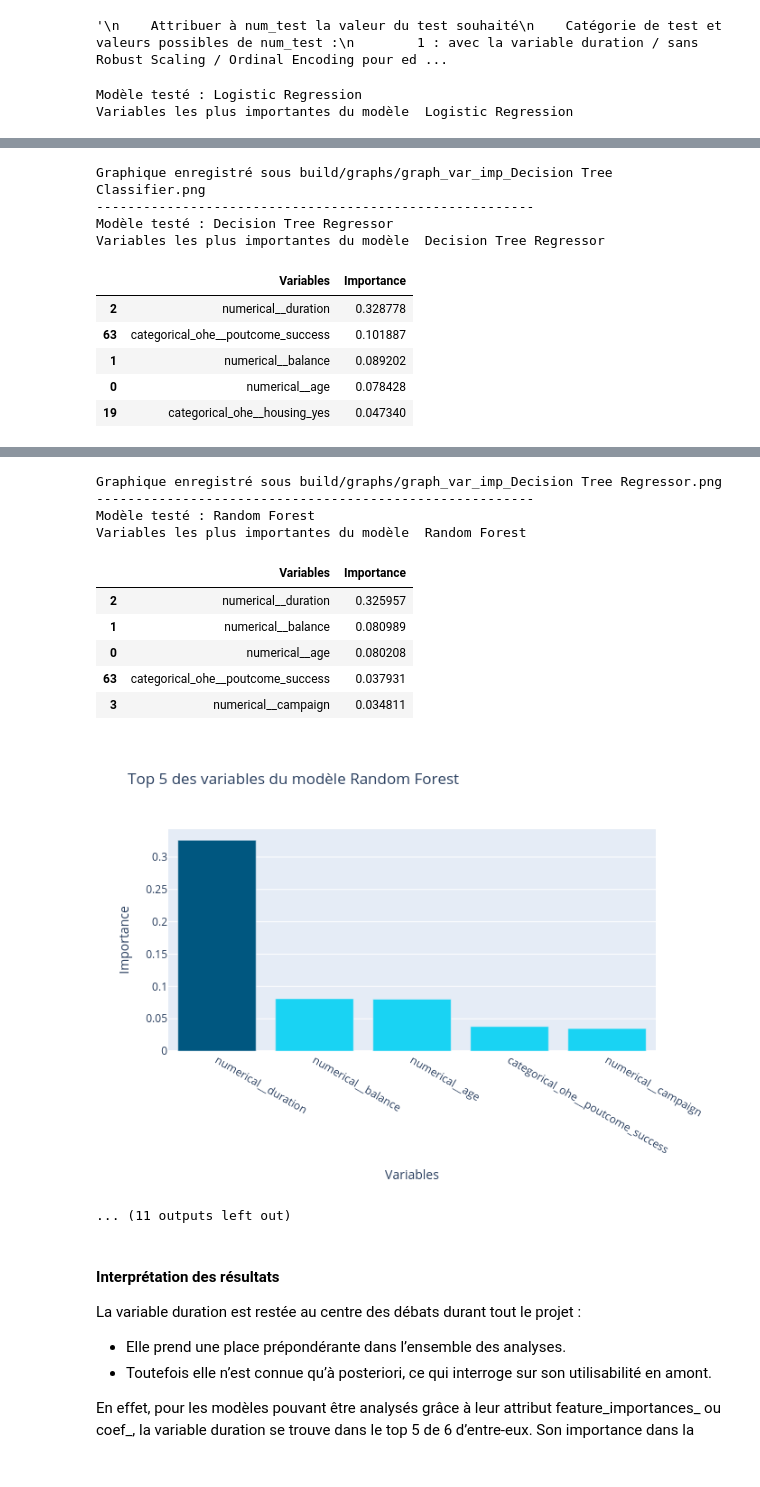
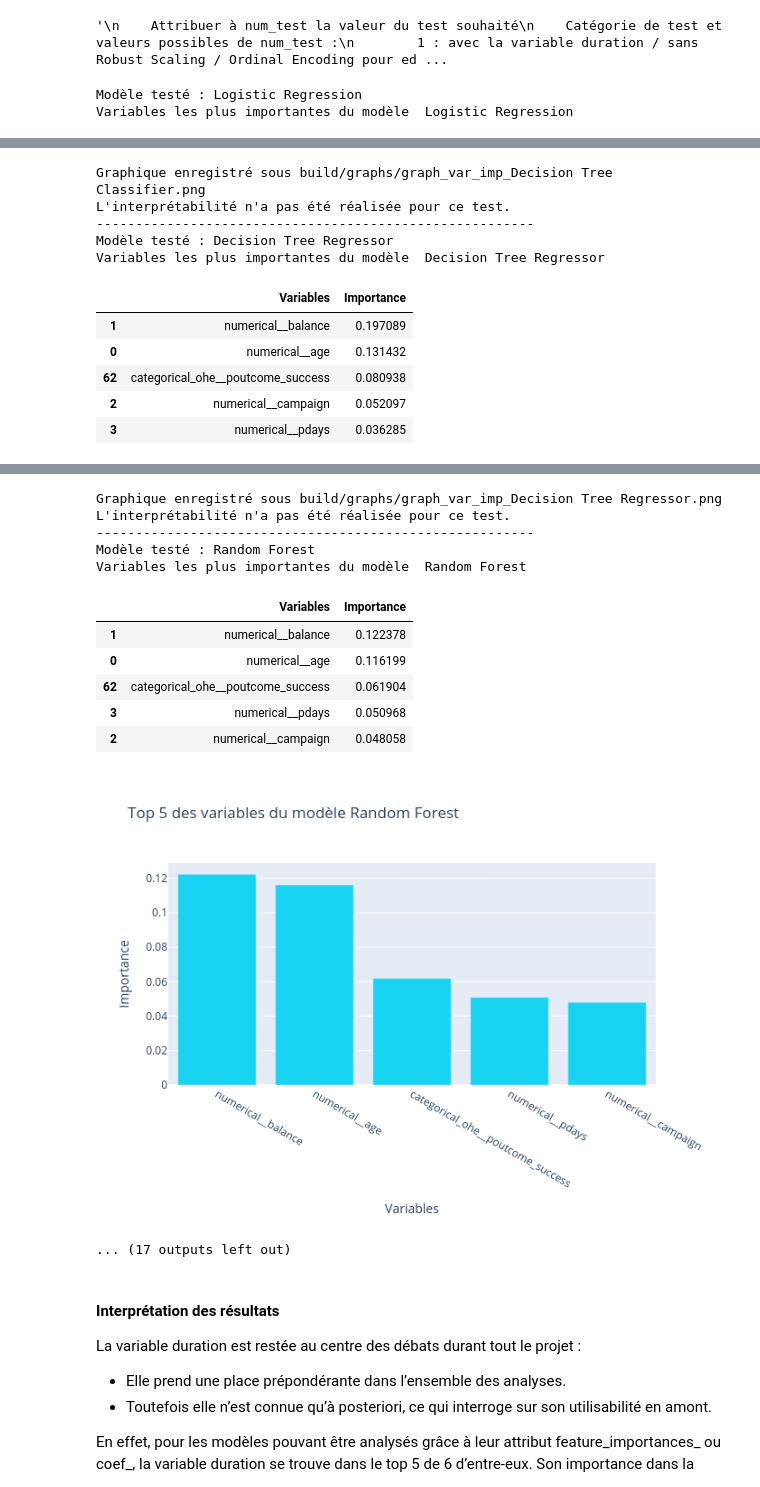
Before and after one commit to les4datafantastiques/bank_marketing, a Jupyter notebook: Les_4_data_fantastiques.ipynb, the cells around one changed output, grey strips where cells are left out. Cells and saved outputs as stored; diff of their text form; code cells hidden in the pictures.

Commit message:
Ajout interprétabilité avec SHAP pour XGBoost et CatBoost

```diff
--- a/Les_4_data_fantastiques.ipynb
+++ b/Les_4_data_fantastiques.ipynb
@@ -1036,7 +1037,7 @@ param_grid = {
 #### Choisissez le test à lancer :
 # %%
 # Choisissez le test à lancer :
-num_test = 1
+num_test = 6
 
 """
     Attribuer à num_test la valeur du test souhaité
@@ -1271,6 +1272,28 @@ for model_name, model in models.items():
             features[feature][model_name] = importance
     else:
         print("Ce modèle ne possède pas d'attribut feature_importances_ ou coef_")
+#   Interprétabilité avec SHAP
+    if model_name in ["Extreme Gradient Boost", "CatBoost"]:
+        explainer = shap.TreeExplainer(model)
+        shap_values = explainer.shap_values(X_test_prepro)
+        mean_shap_values = pd.DataFrame(shap_values, columns=nom_var).abs().mean()
+#        explainer = shap.Explainer(model, X_train_prepro)
+#        shap_values = explainer(X_test_prepro)
+#        mean_shap_values = pd.DataFrame(shap_values.values, columns=nom_var).abs().mean()
+        top_5_shap = mean_shap_values.nlargest(5)
+        top_shap_importances = pd.DataFrame({'Variables': top_5_shap.index, 'Importance SHAP': top_5_shap.values})
+        print("Interprétabilité avec SHAP")
+        display(top_shap_importances)
+        top_shap_importances["Color"] = top_shap_importances["Variables"].apply(lambda x: "deep_blue" if x == "numerical__duration" else "light_blue")
+        fig = px.bar(top_shap_importances, x="Variables", y="Importance SHAP", color="Color", color_discrete_map={"deep_blue": "#005780", "light_blue": "#19D3F3"}, title="Interprétabilité avec SHAP - Top 5 des variables du modèle " + model_name)
+        fig.update_layout(showlegend=False)
+#        fig.show("notebook")
+        full_path = build_graphs_path / f"graph_var_shap_{model_name}.png"
+        fig.write_image(full_path)
+        display(Image(filename=full_path))
+        print("Graphique enregistré sous", full_path)
+    else:
+        print("L'interprétabilité n'a pas été réalisée pour ce test.")
     print(separation)
 print("Récapitulatif des meilleurs hyperparamètres")
 if hyperparam == "avec":
@@ -1319,10 +1345,11 @@ Variables les plus importantes du modèle  Decision Tree Classifier
 Graphique enregistré sous build/graphs/graph_var_imp_Decision Tree Classifier.png
+L'interprétabilité n'a pas été réalisée pour ce test.
 --------------------------------------------------------
 Modèle testé : Decision Tree Regressor
 Variables les plus importantes du modèle  Decision Tree Regressor
 |  | Variables | Importance |
-| 2 | numerical__duration | 0.328778 |
-| 63 | categorical_ohe__poutcome_success | 0.101887 |
-| 1 | numerical__balance | 0.089202 |
-| 0 | numerical__age | 0.078428 |
-| 19 | categorical_ohe__housing_yes | 0.047340 |
+| 1 | numerical__balance | 0.197089 |
+| 0 | numerical__age | 0.131432 |
+| 62 | categorical_ohe__poutcome_success | 0.080938 |
+| 2 | numerical__campaign | 0.052097 |
+| 3 | numerical__pdays | 0.036285 |
@@ -1330,15 +1357,16 @@ Variables les plus importantes du modèle  Decision Tree Regressor
 Graphique enregistré sous build/graphs/graph_var_imp_Decision Tree Regressor.png
+L'interprétabilité n'a pas été réalisée pour ce test.
 --------------------------------------------------------
 Modèle testé : Random Forest
 Variables les plus importantes du modèle  Random Forest
 |  | Variables | Importance |
-| 2 | numerical__duration | 0.325957 |
-| 1 | numerical__balance | 0.080989 |
-| 0 | numerical__age | 0.080208 |
-| 63 | categorical_ohe__poutcome_success | 0.037931 |
-| 3 | numerical__campaign | 0.034811 |
+| 1 | numerical__balance | 0.122378 |
+| 0 | numerical__age | 0.116199 |
+| 62 | categorical_ohe__poutcome_success | 0.061904 |
+| 3 | numerical__pdays | 0.050968 |
+| 2 | numerical__campaign | 0.048058 |
-[figure, old version]
+[figure, new version]
-... (11 outputs left out)
+... (17 outputs left out)
 # %%
 display(Markdown(txt_interpretation))
 # %% [output]
```
Also changed, not shown: parts of 3 cells of this notebook, 11 other files.
